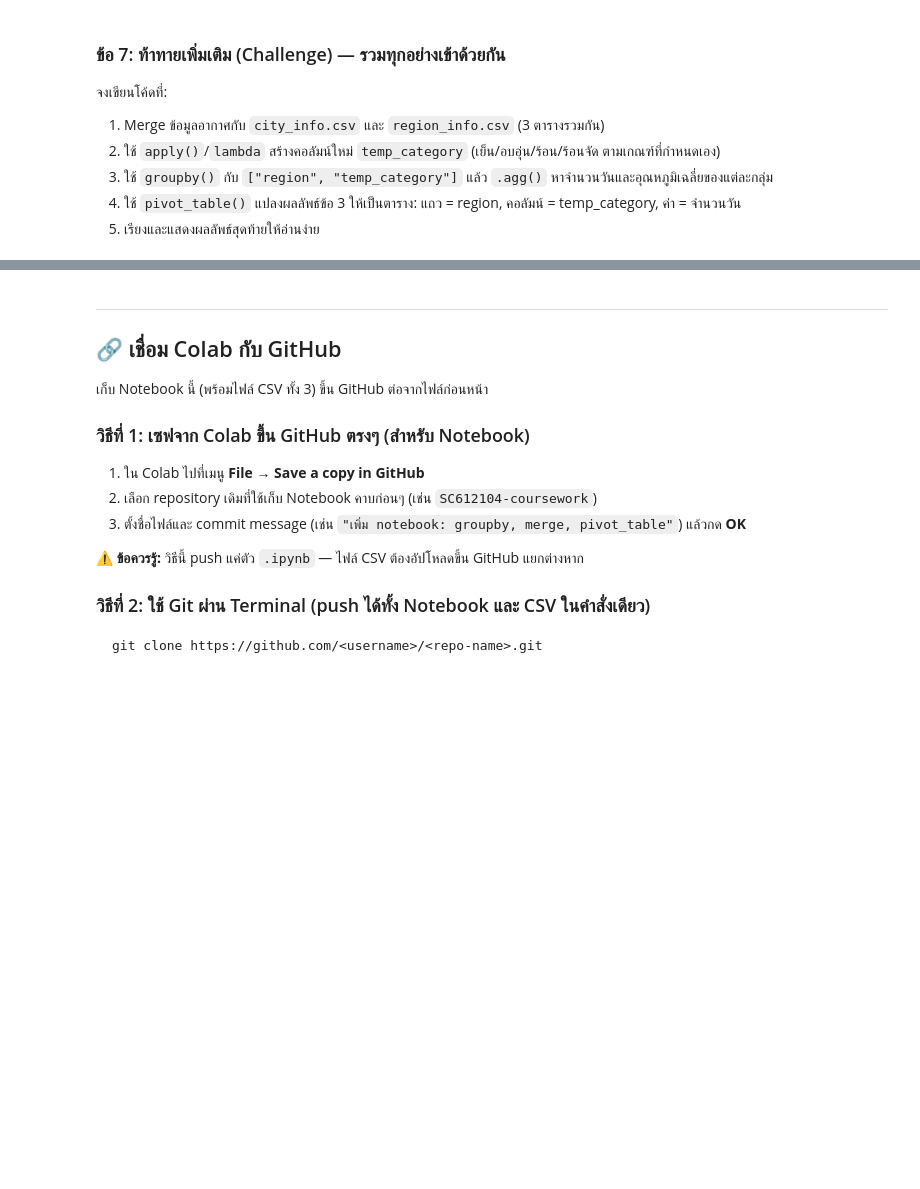
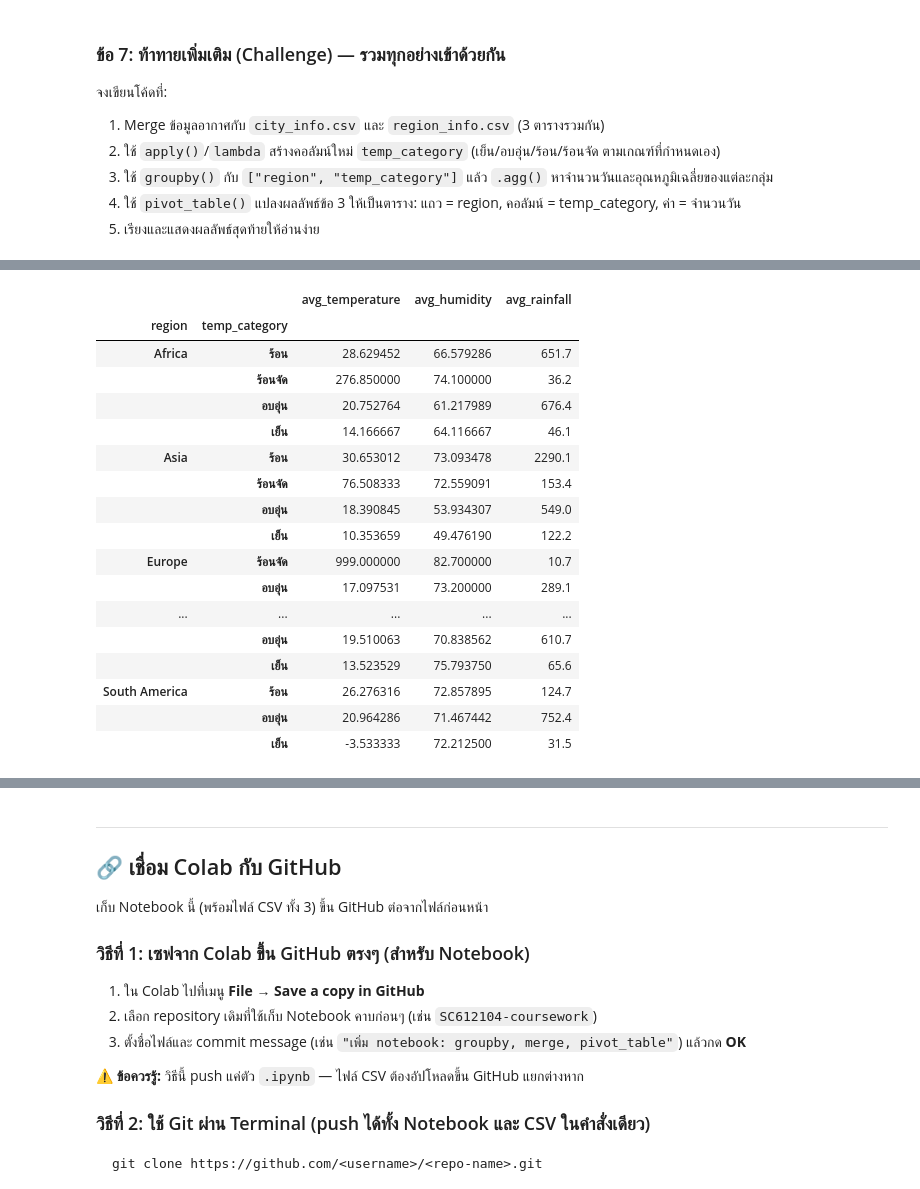
Before and after one commit to kanokrada-dot/SC-612-104-Essential-Data-Science, a Jupyter notebook: SC612104_Session9_Pandas_Advanced.ipynb, the cells around one changed output, grey strips where cells are left out. Saved outputs shown, nothing was run; the diff lists cells and outputs as text; code cells hidden in the pictures; blank space fills up the shorter version.

```diff
--- a/SC612104_Session9_Pandas_Advanced.ipynb
+++ b/SC612104_Session9_Pandas_Advanced.ipynb
@@ -1004,6 +1004,11 @@ print("ผลลัพธ์เหมือนกับ apply() ไหม:", df[
 ### ข้อ 1: groupby และ agg
 1. หาอุณหภูมิเฉลี่ย ความชื้นเฉลี่ย และปริมาณฝนรวม แยกตาม `region` (ใช้ `.agg()` พร้อมตั้งชื่อคอลัมน์เอง)
 2. เรียงผลลัพธ์ตามอุณหภูมิเฉลี่ยจากมากไปน้อย
+# %%
+import pandas as pd
+df = pd.read_csv("https://raw.githubusercontent.com/PitchayaW/SC-612-104-Essential-Data-Science/refs/heads/main/Module-A-Notebooks/Dataset/world_weather_sample.csv")
+city_info = pd.read_csv("https://raw.githubusercontent.com/PitchayaW/SC-612-104-Essential-Data-Science/refs/heads/main/Module-A-Notebooks/Dataset/city_info.csv")
+region_info = ("https://raw.githubusercontent.com/PitchayaW/SC-612-104-Essential-Data-Science/refs/heads/main/Module-A-Notebooks/Dataset/region_info.csv")
 # %%
 # เขียนคำตอบข้อ 1 ที่นี่
 region_summary=df.groupby(by="region").agg(
@@ -1185,0 +1309,14 @@ Name: count, dtype: int64
+# %%
+#ใช้ apply()/lambda สร้างคอลัมน์ใหม่ temp_category (เย็น/อบอุ่น/ร้อน/ร้อนจัด ตามเกณฑ์ที่กำหนดเอง)
+def classify_temperature(temp):
+    if temp >= 35:
+        return "ร้อนจัด"
+    elif temp >= 25:
+        return "ร้อน"
+    elif temp >= 15:
+        return "อบอุ่น"
+    else:
+        return "เย็น"
+
+df["temp_category"] = df["temperature_c"].apply(classify_temperature)
+print(df[["city", "temperature_c", "temp_category"]].head(10))
@@ -1185,0 +1335,26 @@ Name: count, dtype: int64
+# %%
+#ใช้ groupby() กับ ["region", "temp_category"] แล้ว .agg() หาจำนวนวันและอุณหภูมิเฉลี่ยของแต่ละกลุ่ม
+region_summary=df.groupby(by=["region", "temp_category"]).agg(
+    avg_temperature = ("temperature_c","mean"),
+    avg_humidity = ("humidity_pct","mean"),
+    avg_rainfall = ("rainfall_mm","sum"))
+region_summary
+# %% [output]
+|  |  | avg_temperature | avg_humidity | avg_rainfall |
+| region | temp_category |  |  |  |
+| Africa | ร้อน | 28.629452 | 66.579286 | 651.7 |
+|  | ร้อนจัด | 276.850000 | 74.100000 | 36.2 |
+|  | อบอุ่น | 20.752764 | 61.217989 | 676.4 |
+|  | เย็น | 14.166667 | 64.116667 | 46.1 |
+| Asia | ร้อน | 30.653012 | 73.093478 | 2290.1 |
+|  | ร้อนจัด | 76.508333 | 72.559091 | 153.4 |
+|  | อบอุ่น | 18.390845 | 53.934307 | 549.0 |
+|  | เย็น | 10.353659 | 49.476190 | 122.2 |
+| Europe | ร้อนจัด | 999.000000 | 82.700000 | 10.7 |
+|  | อบอุ่น | 17.097531 | 73.200000 | 289.1 |
+| ... | ... | ... | ... | ... |
+|  | อบอุ่น | 19.510063 | 70.838562 | 610.7 |
+|  | เย็น | 13.523529 | 75.793750 | 65.6 |
+| South America | ร้อน | 26.276316 | 72.857895 | 124.7 |
+|  | อบอุ่น | 20.964286 | 71.467442 | 752.4 |
+|  | เย็น | -3.533333 | 72.212500 | 31.5 |
```
Also changed, not shown: parts of 14 cells of this notebook.
